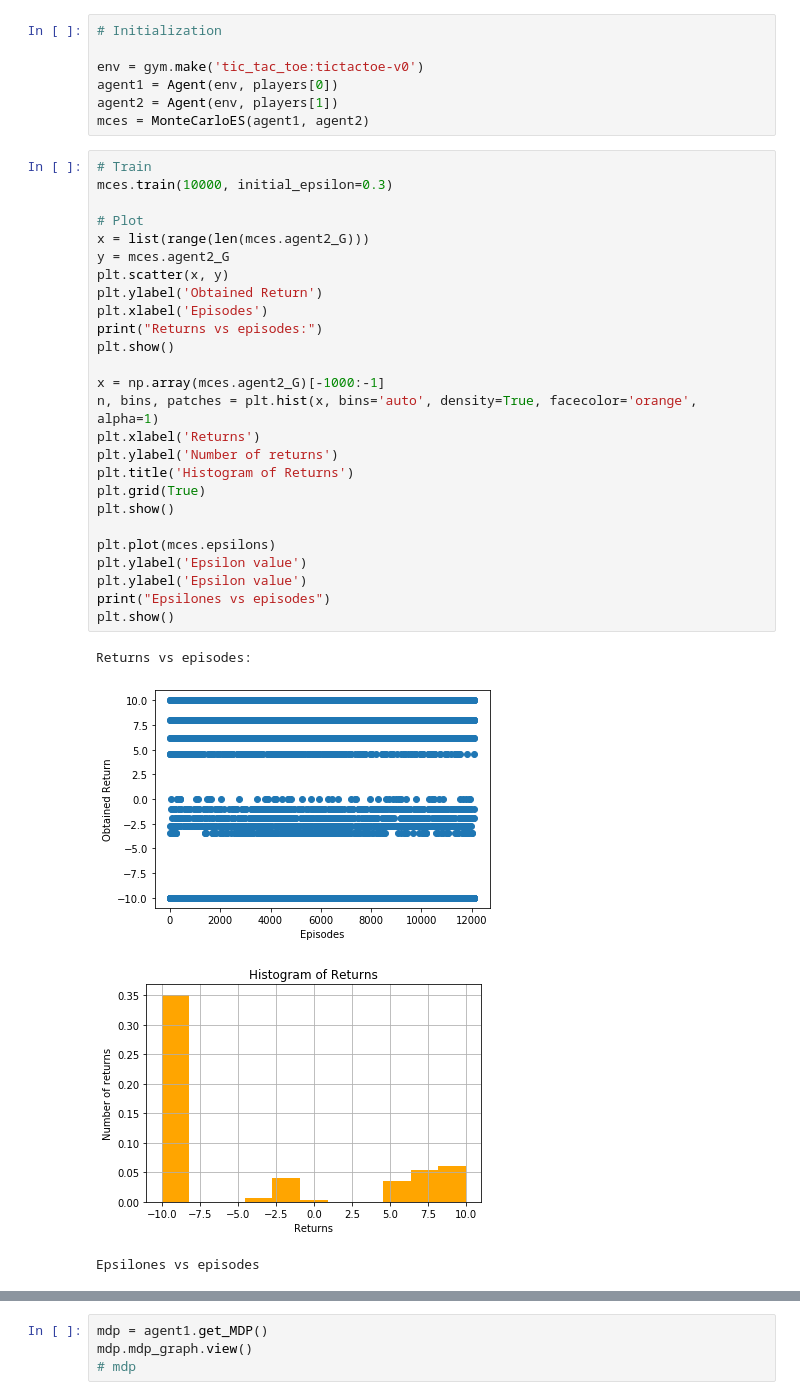
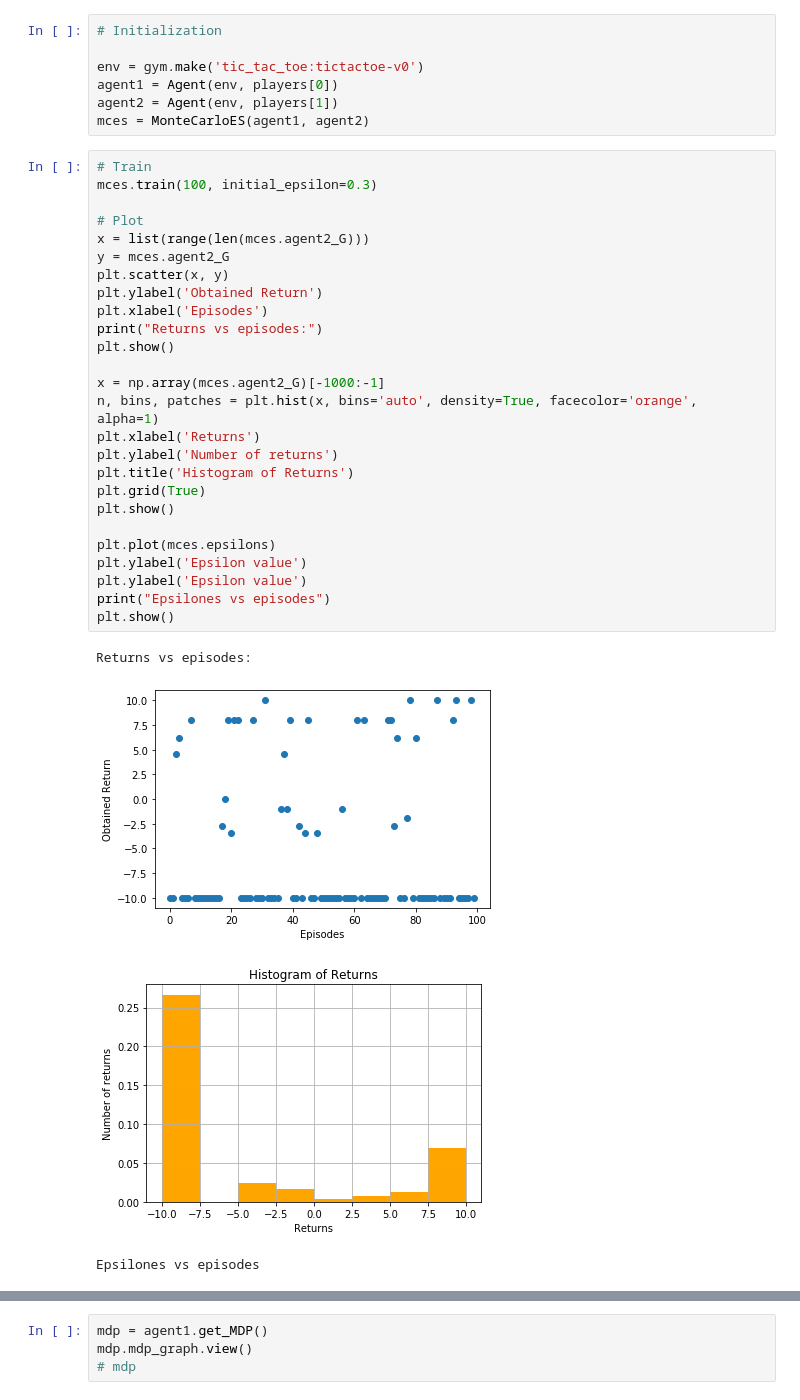
Before and after one commit to engineerskkw/WinTacToe, a Jupyter notebook: src/agents/Monte_Carlo_agent_alpha_draft.ipynb, the cells around one changed output, grey strips where cells are left out. Saved outputs shown, nothing was run; the diff lists cells and outputs as text.

```diff
--- a/src/agents/Monte_Carlo_agent_alpha_draft.ipynb
+++ b/src/agents/Monte_Carlo_agent_alpha_draft.ipynb
@@ -633,32 +633,32 @@ agent2 = Agent(env, players[1])
 mces = MonteCarloES(agent1, agent2)
 # %%
 # Train
-mces.train(10000, initial_epsilon=0.3)
+mces.train(100, initial_epsilon=0.3)
 
 # Plot
 x = list(range(len(mces.agent2_G)))
 y = mces.agent2_G
 plt.scatter(x, y)
 plt.ylabel('Obtained Return')
 plt.xlabel('Episodes')
 print("Returns vs episodes:")
 plt.show()
 
 x = np.array(mces.agent2_G)[-1000:-1]
 n, bins, patches = plt.hist(x, bins='auto', density=True, facecolor='orange', alpha=1)
 plt.xlabel('Returns')
 plt.ylabel('Number of returns')
 plt.title('Histogram of Returns')
 plt.grid(True)
 plt.show()
 
 plt.plot(mces.epsilons)
 plt.ylabel('Epsilon value')
 plt.ylabel('Epsilon value')
 print("Epsilones vs episodes")
 plt.show()
 # %% [output]
 Returns vs episodes:
-[figure, old version]
+[figure, new version]
-[figure, old version]
+[figure, new version]
 Epsilones vs episodes
```
Also changed, not shown: parts of 5 cells of this notebook, 2 other files.
